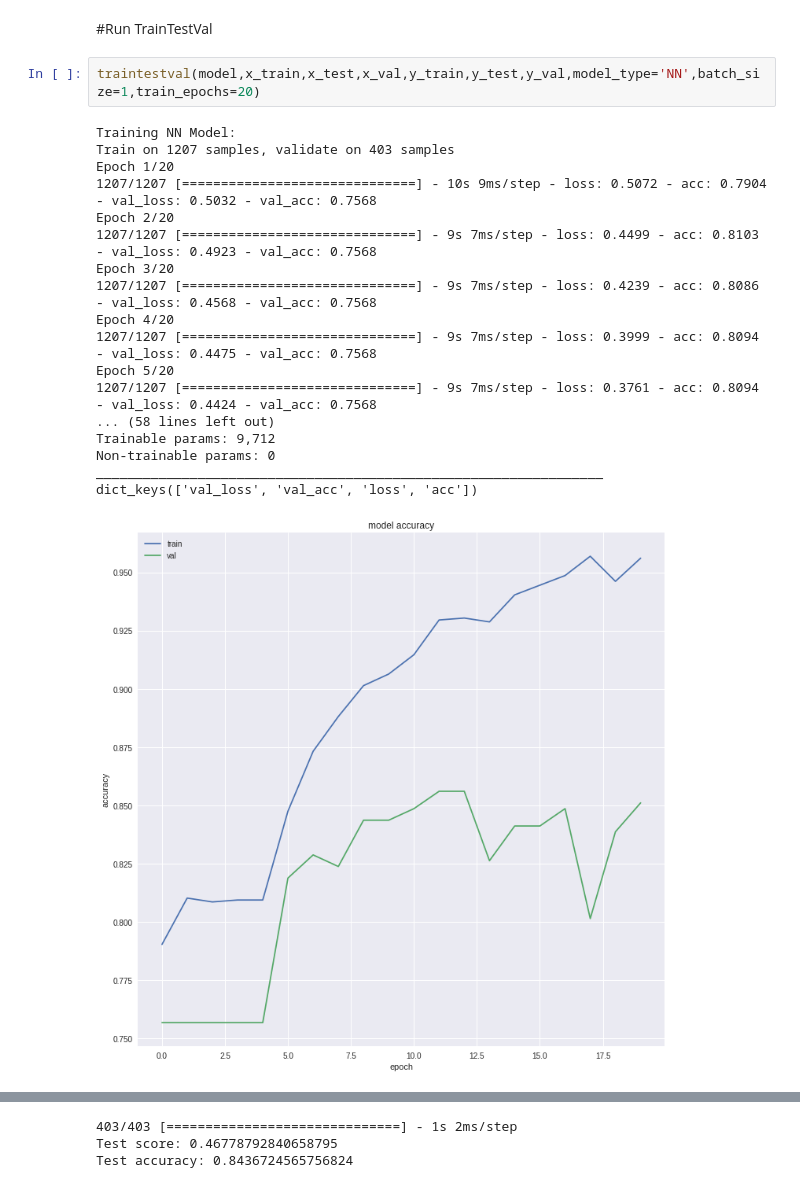
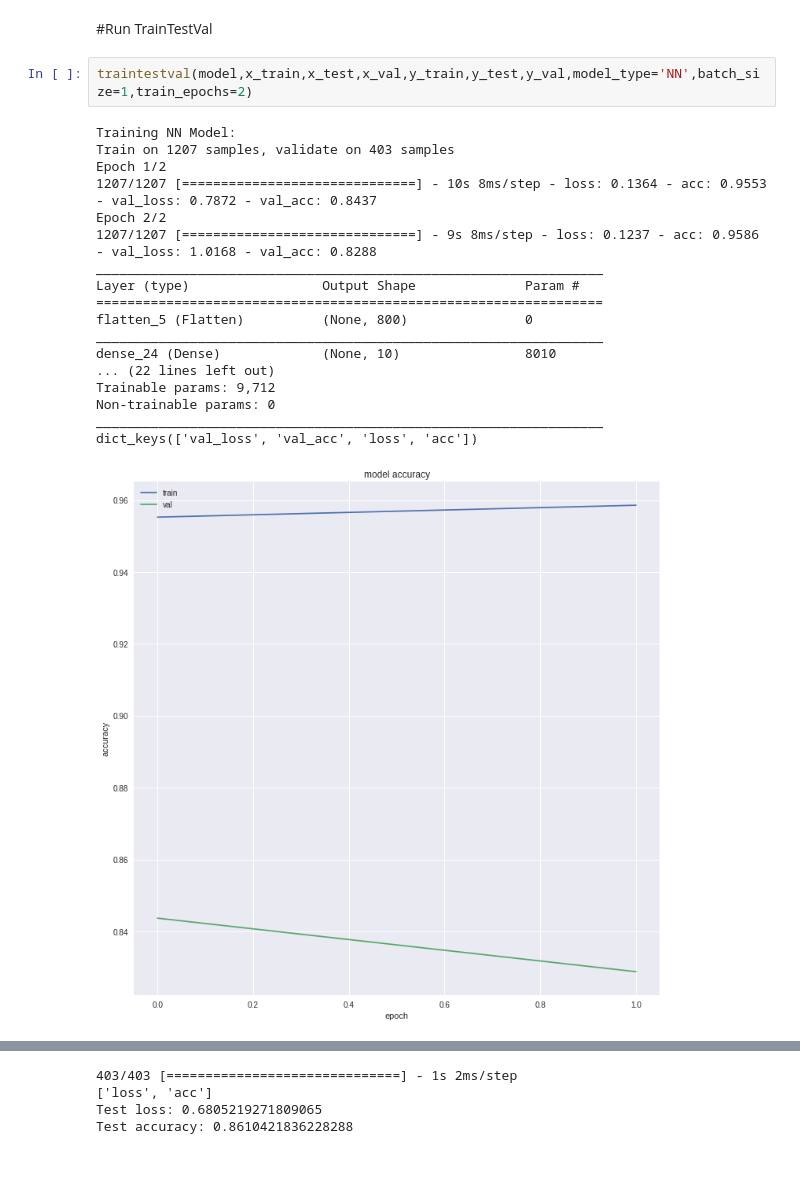
Before and after one commit to kylemath/DeepEEG, a Jupyter notebook: notebooks/DeepEEG.ipynb, the cells around one changed output, grey strips where cells are left out. Drawn from its saved outputs; the diff is of its cells as text.

Commit message:
its loss not test score

```diff
--- a/notebooks/DeepEEG.ipynb
+++ b/notebooks/DeepEEG.ipynb
@@ -507,23 +508,23 @@ model = CreateModel(input_shape,num_classes, model_type='NN', batch_size = 1)
 # %% [markdown]
 #Run TrainTestVal
 # %%
-traintestval(model,x_train,x_test,x_val,y_train,y_test,y_val,model_type='NN',batch_size=1,train_epochs=20)
+traintestval(model,x_train,x_test,x_val,y_train,y_test,y_val,model_type='NN',batch_size=1,train_epochs=2)
 # %% [output]
 Training NN Model:
 Train on 1207 samples, validate on 403 samples
-Epoch 1/20
-1207/1207 [==============================] - 10s 9ms/step - loss: 0.5072 - acc: 0.7904 - val_loss: 0.5032 - val_acc: 0.7568
-Epoch 2/20
-1207/1207 [==============================] - 9s 7ms/step - loss: 0.4499 - acc: 0.8103 - val_loss: 0.4923 - val_acc: 0.7568
-Epoch 3/20
-1207/1207 [==============================] - 9s 7ms/step - loss: 0.4239 - acc: 0.8086 - val_loss: 0.4568 - val_acc: 0.7568
-Epoch 4/20
-1207/1207 [==============================] - 9s 7ms/step - loss: 0.3999 - acc: 0.8094 - val_loss: 0.4475 - val_acc: 0.7568
-Epoch 5/20
-1207/1207 [==============================] - 9s 7ms/step - loss: 0.3761 - acc: 0.8094 - val_loss: 0.4424 - val_acc: 0.7568
-... (58 lines left out)
+Epoch 1/2
+1207/1207 [==============================] - 10s 8ms/step - loss: 0.1364 - acc: 0.9553 - val_loss: 0.7872 - val_acc: 0.8437
+Epoch 2/2
+1207/1207 [==============================] - 9s 8ms/step - loss: 0.1237 - acc: 0.9586 - val_loss: 1.0168 - val_acc: 0.8288
+_________________________________________________________________
+Layer (type)                 Output Shape              Param #
+=================================================================
+flatten_5 (Flatten)          (None, 800)               0
+_________________________________________________________________
+dense_24 (Dense)             (None, 10)                8010
+... (22 lines left out)
 Trainable params: 9,712
 Non-trainable params: 0
 _________________________________________________________________
 dict_keys(['val_loss', 'val_acc', 'loss', 'acc'])
-[figure, old version]
+[figure, new version]
@@ -531,3 +532,4 @@ dict_keys(['val_loss', 'val_acc', 'loss', 'acc'])
 403/403 [==============================] - 1s 2ms/step
-Test score: 0.46778792840658795
-Test accuracy: 0.8436724565756824
+['loss', 'acc']
+Test loss: 0.6805219271809065
+Test accuracy: 0.8610421836228288
```
Also changed, not shown: parts of 2 cells of this notebook.
